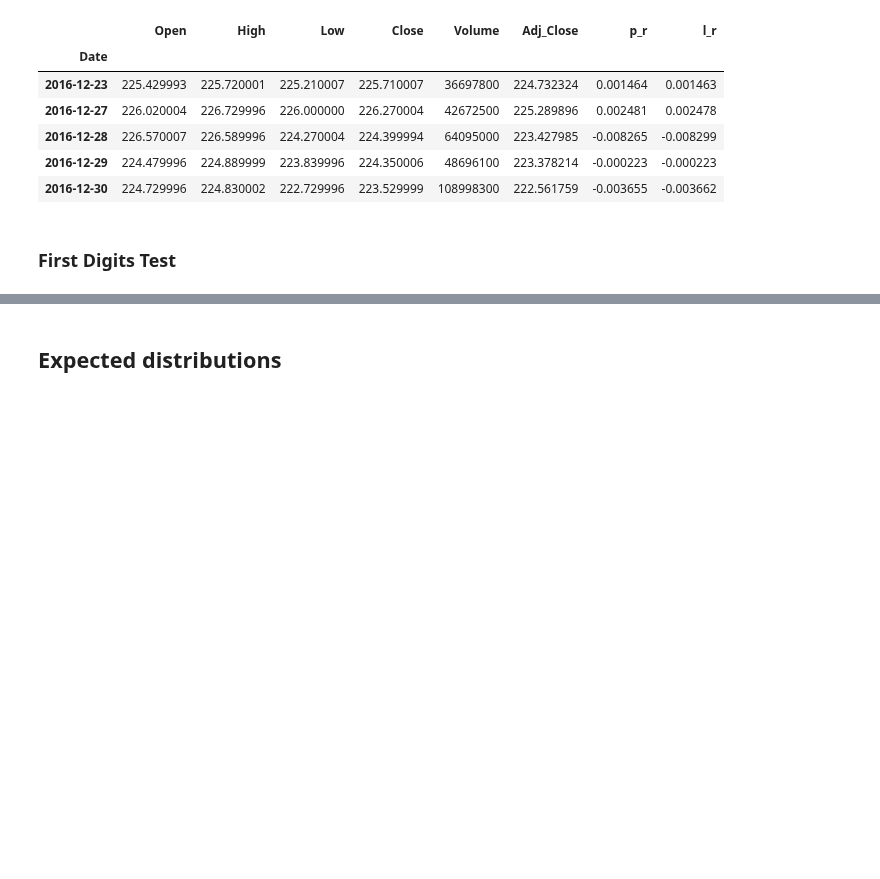
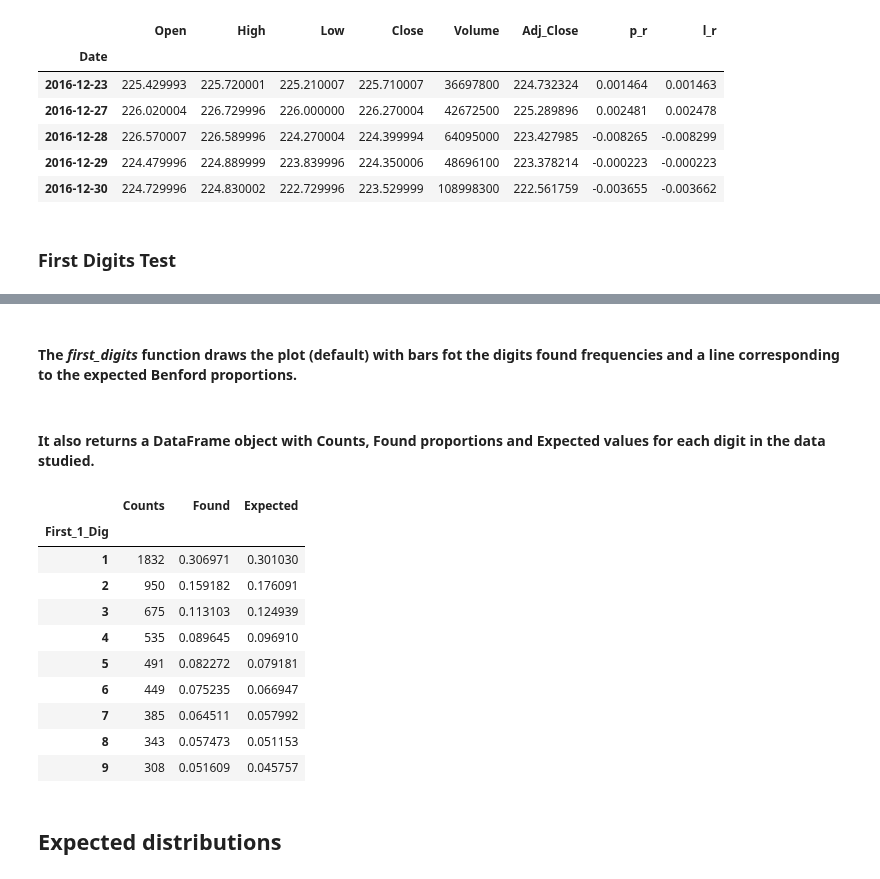
Before and after one commit to milcent/benford_py, a Jupyter notebook: Demo.ipynb, the cells around one changed output, grey strips where cells are left out. Saved outputs shown, nothing was run; the diff lists cells and outputs as text; code cells hidden in the pictures; blank space fills up the shorter version.

Commit message:
aligned defaults

```diff
--- a/Demo.ipynb
+++ b/Demo.ipynb
@@ -98,3 +59,21 @@ sd
+# %% [markdown]
+#### The *first_digits* function draws the plot (default) with bars fot the digits found frequencies and a line corresponding to the expected Benford proportions.
+# %% [markdown]
+#### It also returns a DataFrame object with Counts, Found proportions and Expected values for each digit in the data studied.
+# %%
+f1d
+# %% [output]
+|  | Counts | Found | Expected |
+| First_1_Dig |  |  |  |
+| 1 | 1832 | 0.306971 | 0.301030 |
+| 2 | 950 | 0.159182 | 0.176091 |
+| 3 | 675 | 0.113103 | 0.124939 |
+| 4 | 535 | 0.089645 | 0.096910 |
+| 5 | 491 | 0.082272 | 0.079181 |
+| 6 | 449 | 0.075235 | 0.066947 |
+| 7 | 385 | 0.064511 | 0.057992 |
+| 8 | 343 | 0.057473 | 0.051153 |
+| 9 | 308 | 0.051609 | 0.045757 |
 # %% [markdown]
 ## Expected distributions
 # %% [markdown]
```
Also changed, not shown: parts of 10 cells of this notebook, 1 other file.
